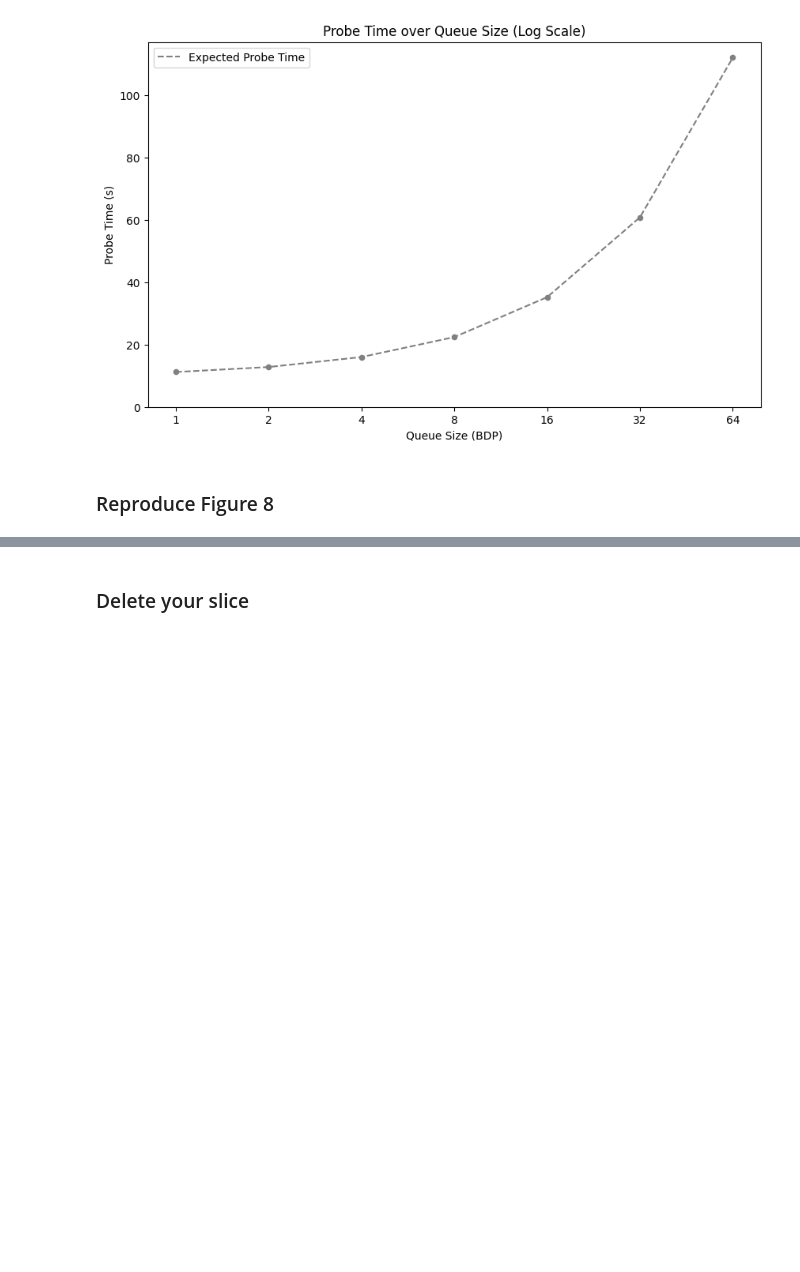
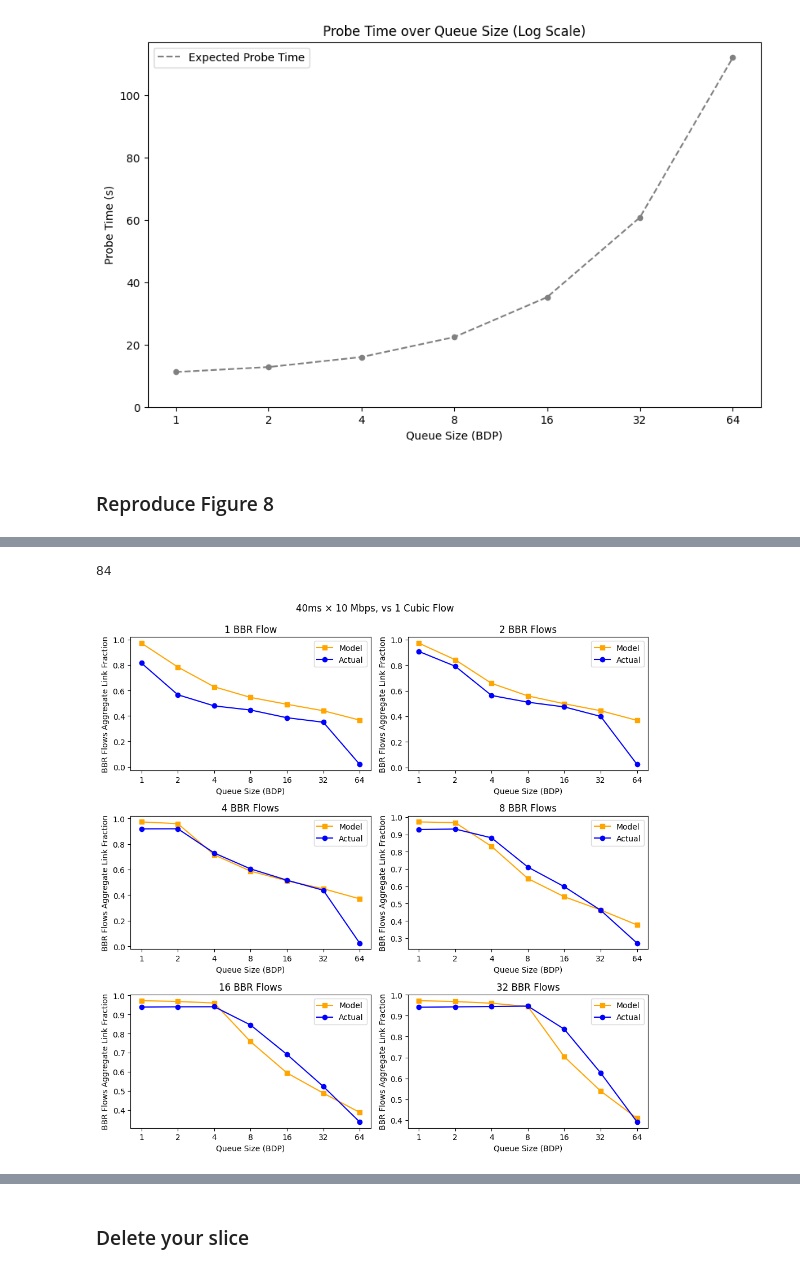
Before and after one commit to ffund/re-bbr-shared-bottleneck, a Jupyter notebook: ware-exp/run_new.ipynb, the cells around one changed output, grey strips where cells are left out. Drawn from its saved outputs; the diff is of its cells as text; code cells hidden in the pictures; blank space fills up the shorter version.

```diff
--- a/ware-exp/run_new.ipynb
+++ b/ware-exp/run_new.ipynb
@@ -1520,3 +1535,12 @@ plt.show()
 [figure]
 # %% [markdown]
 ### Reproduce Figure 8
+# %%
+router_node = slice.get_node("router")
+sender_node = slice.get_node("sender")
+receiver_node = slice.get_node("receiver")
+# %%
+router_ingress_iface = router_node.get_interface(network_name = "net0")
+router_ingress_name = router_ingress_iface.get_device_name()
+router_egress_iface  = router_node.get_interface(network_name = "net1")
+router_egress_name = router_egress_iface.get_device_name()
@@ -1522,0 +1669,45 @@ plt.show()
+# %%
+print(len(experiment_dfs))
+# %% [output]
+84
+# %%
+plt.figure(figsize=(10, 10))
+
+for i, NBBR in enumerate(exp_factors['bbr_flow_number'], 1):
+    dict_model = ware_BBR_Model(40, 10, np.array(exp_factors['bufcap']), NBBR, 400)
+    BBR_frac_model = dict_model['BBR_fraction']
+
+    # Plot model data
+    plt.subplot(3, 2, i)
+    plt.plot(exp_factors['bufcap'], BBR_frac_model, 's-', color='orange', label='Model')
+
+    # Prepare to plot experimental data
+    exp_data = []
+    for key, value in experiment_dfs.items():
+        parts = key.split('_')
+        if int(parts[3]) == NBBR:  # Matching the BBR flow number
+            if parts[0] == "bbr":
+                queue_size = int(parts[1])
+                exp_data.append((queue_size, value/10))
+
+    exp_data.sort()
+    exp_queue_sizes, exp_values = zip(*exp_data) if exp_data else ([], [])
+
+    # Plot experimental data
+    plt.plot(exp_queue_sizes, exp_values, 'o-', color='blue', label='Actual')
+
+    # Subplot formatting
+    plt.title(f"{NBBR} BBR Flow{'s' if NBBR > 1 else ''}")
+    plt.xscale('log', base=2)
+    plt.xticks(exp_factors['bufcap'], exp_factors['bufcap'])
+    plt.xlabel('Queue Size (BDP)')
+    plt.ylabel('BBR Flows Aggregate Link Fraction')
+    plt.legend()
+
+# Adjust overall layout
+plt.suptitle('40ms × 10 Mbps, vs 1 Cubic Flow', y=0.99)
+plt.tight_layout()
+plt.savefig("figure8a.pdf")
+plt.show()
+# %% [output]
+[figure, added]
```
Also changed, not shown: parts of 18 cells of this notebook.
